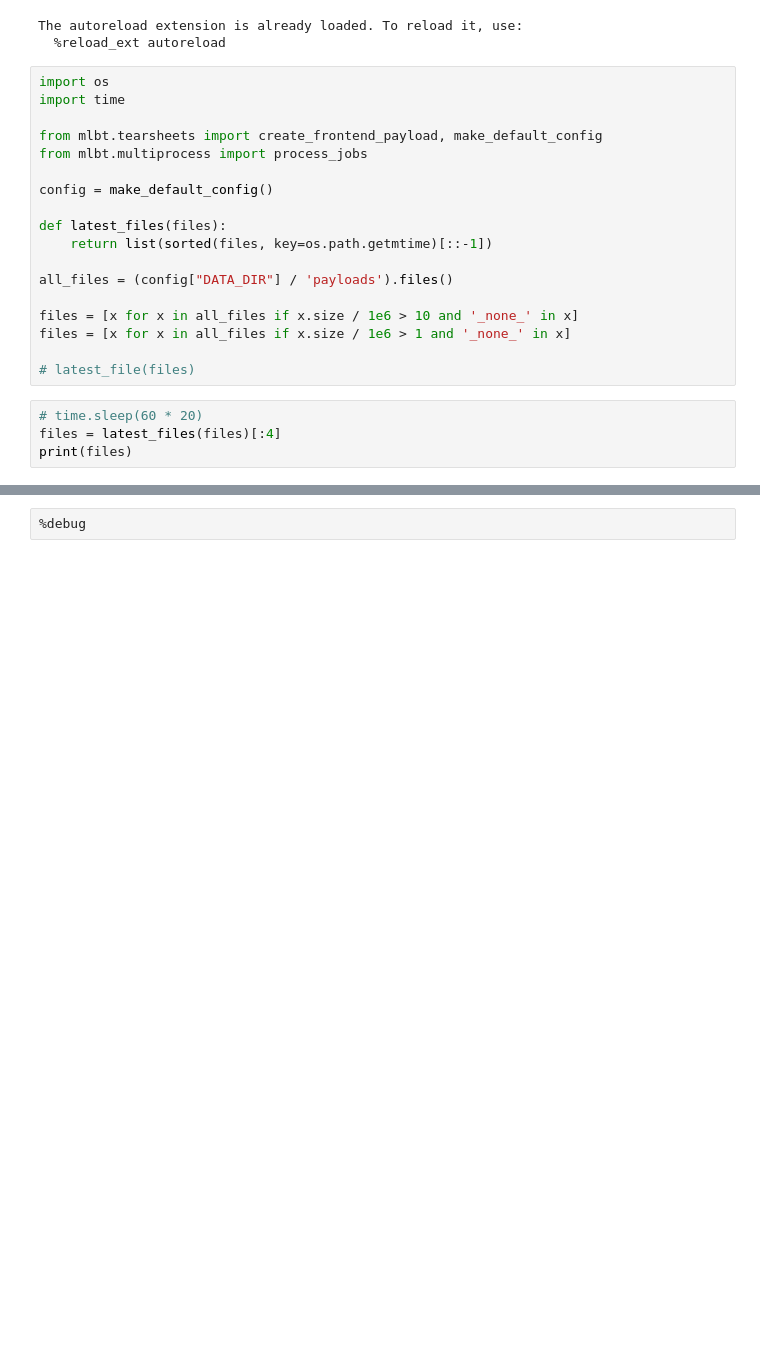
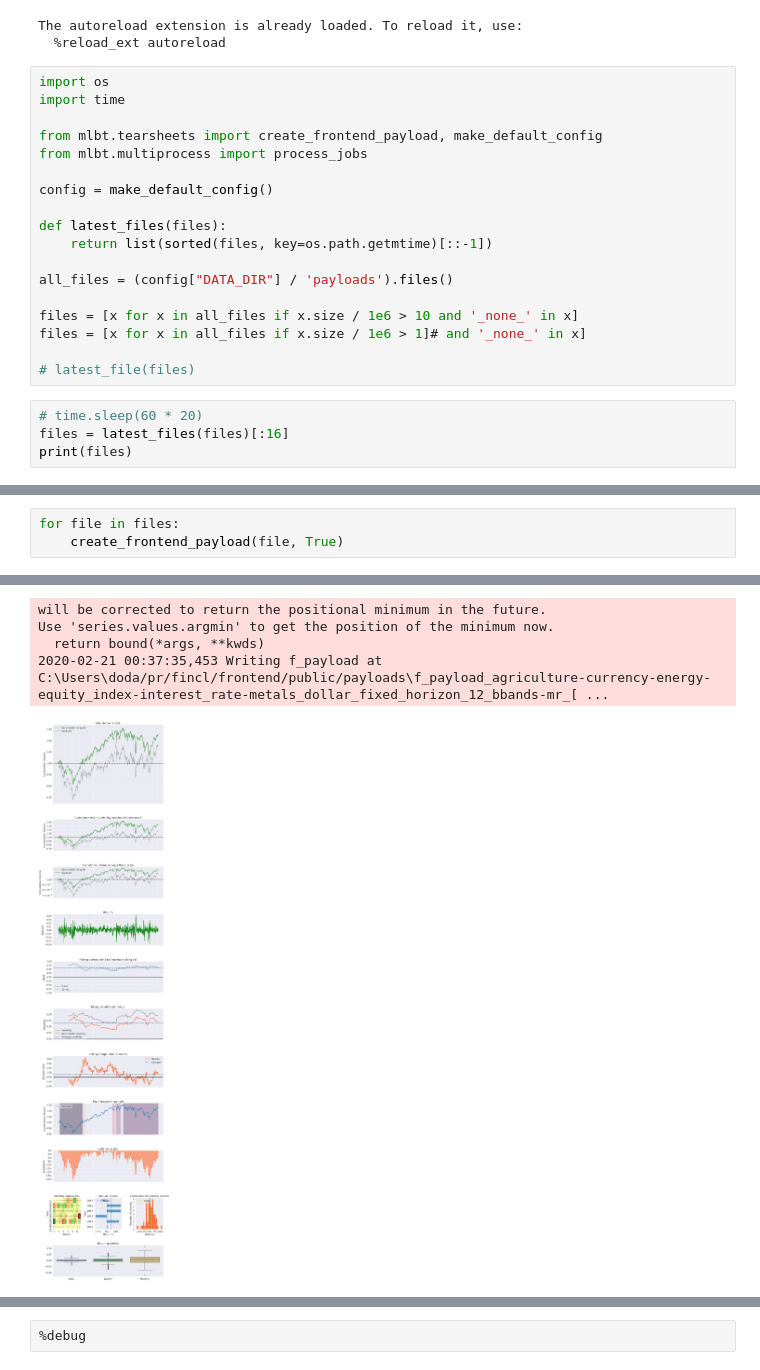
Before and after one commit to doda/fincl, a Jupyter notebook: backend/run_frontend_payloads.ipynb, the cells around one changed output, grey strips where cells are left out. Cells and saved outputs as stored; diff of their text form; blank space fills up the shorter version.

```diff
--- a/backend/run_frontend_payloads.ipynb
+++ b/backend/run_frontend_payloads.ipynb
@@ -19,11 +19,11 @@ def latest_files(files):
 all_files = (config["DATA_DIR"] / 'payloads').files()
 
 files = [x for x in all_files if x.size / 1e6 > 10 and '_none_' in x]
-files = [x for x in all_files if x.size / 1e6 > 1 and '_none_' in x]
+files = [x for x in all_files if x.size / 1e6 > 1]# and '_none_' in x]
 
 # latest_file(files)
 # %%
 # time.sleep(60 * 20)
-files = latest_files(files)[:4]
+files = latest_files(files)[:16]
 print(files)
 # %% [output]
@@ -85,0 +54,4 @@ Path('C:\\Users\\doda/pr/fincl/frontend/public/payloads\\f_payload_agriculture-c
+# %%
+for file in files:
+    create_frontend_payload(file, True)
+# %% [output]
@@ -85,0 +119,5 @@ Path('C:\\Users\\doda/pr/fincl/frontend/public/payloads\\f_payload_agriculture-c
+will be corrected to return the positional minimum in the future.
+Use 'series.values.argmin' to get the position of the minimum now.
+  return bound(*args, **kwds)
+2020-02-21 00:37:35,453 Writing f_payload at C:\Users\doda/pr/fincl/frontend/public/payloads\f_payload_agriculture-currency-energy-equity_index-interest_rate-metals_dollar_fixed_horizon_12_bbands-mr_[ ...
+[figure, added]
```
Also changed, not shown: parts of 4 cells of this notebook, 48 other files.
